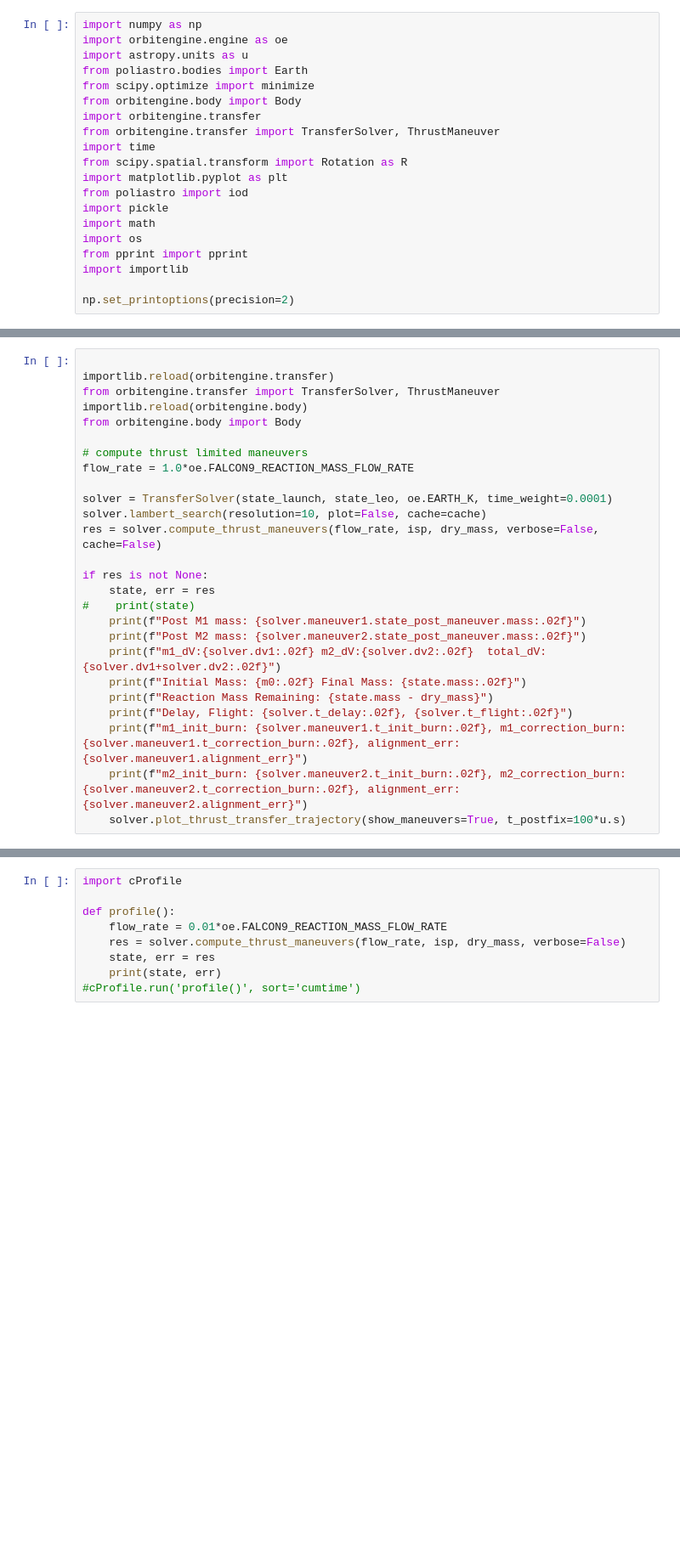
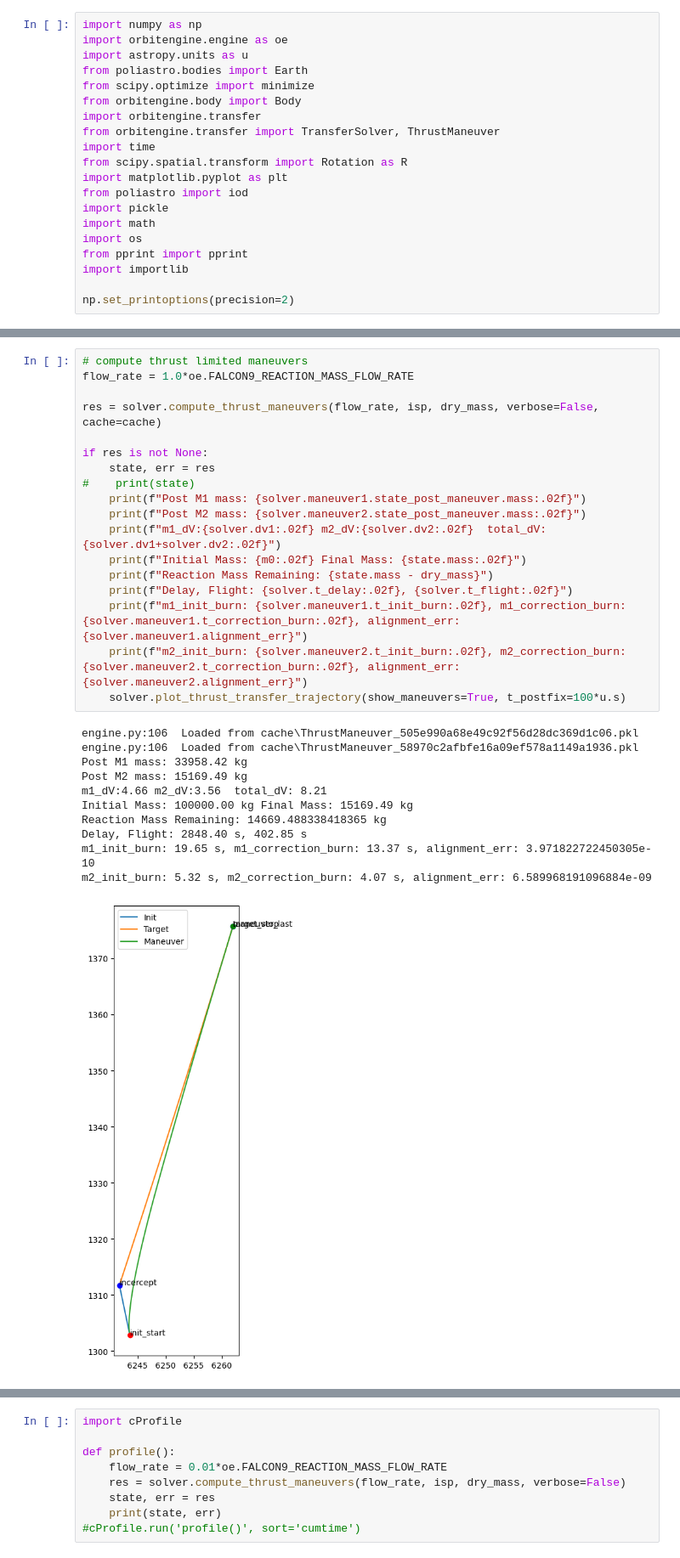
Before and after one commit to jcl5m1/Gather, a Jupyter notebook: python/playground.ipynb, the cells around one changed output, grey strips where cells are left out. Shown at 85% size. Saved outputs shown, nothing was run; the diff lists cells and outputs as text; blank space fills up the shorter version.

```diff
--- a/python/playground.ipynb
+++ b/python/playground.ipynb
@@ -50,26 +52,30 @@ oe.print(solver.lambert_search(resolution=10, plot=True, cache=cache))
 # %%
-
-importlib.reload(orbitengine.transfer)
-from orbitengine.transfer import TransferSolver, ThrustManeuver
-importlib.reload(orbitengine.body)
-from orbitengine.body import Body
-
 # compute thrust limited maneuvers
 flow_rate = 1.0*oe.FALCON9_REACTION_MASS_FLOW_RATE
 
-solver = TransferSolver(state_launch, state_leo, oe.EARTH_K, time_weight=0.0001)
-solver.lambert_search(resolution=10, plot=False, cache=cache)
-res = solver.compute_thrust_maneuvers(flow_rate, isp, dry_mass, verbose=False, cache=False)
+res = solver.compute_thrust_maneuvers(flow_rate, isp, dry_mass, verbose=False, cache=cache)
 
 if res is not None:
     state, err = res
 #    print(state)
     print(f"Post M1 mass: {solver.maneuver1.state_post_maneuver.mass:.02f}")
     print(f"Post M2 mass: {solver.maneuver2.state_post_maneuver.mass:.02f}")
     print(f"m1_dV:{solver.dv1:.02f} m2_dV:{solver.dv2:.02f}  total_dV: {solver.dv1+solver.dv2:.02f}")
     print(f"Initial Mass: {m0:.02f} Final Mass: {state.mass:.02f}")
     print(f"Reaction Mass Remaining: {state.mass - dry_mass}")
     print(f"Delay, Flight: {solver.t_delay:.02f}, {solver.t_flight:.02f}")
     print(f"m1_init_burn: {solver.maneuver1.t_init_burn:.02f}, m1_correction_burn: {solver.maneuver1.t_correction_burn:.02f}, alignment_err: {solver.maneuver1.alignment_err}")
     print(f"m2_init_burn: {solver.maneuver2.t_init_burn:.02f}, m2_correction_burn: {solver.maneuver2.t_correction_burn:.02f}, alignment_err: {solver.maneuver2.alignment_err}")
     solver.plot_thrust_transfer_trajectory(show_maneuvers=True, t_postfix=100*u.s)
+# %% [output]
+engine.py:106  Loaded from cache\ThrustManeuver_505e990a68e49c92f56d28dc369d1c06.pkl
+engine.py:106  Loaded from cache\ThrustManeuver_58970c2afbfe16a09ef578a1149a1936.pkl
+Post M1 mass: 33958.42 kg
+Post M2 mass: 15169.49 kg
+m1_dV:4.66 m2_dV:3.56  total_dV: 8.21
+Initial Mass: 100000.00 kg Final Mass: 15169.49 kg
+Reaction Mass Remaining: 14669.488338418365 kg
+Delay, Flight: 2848.40 s, 402.85 s
+m1_init_burn: 19.65 s, m1_correction_burn: 13.37 s, alignment_err: 3.971822722450305e-10
+m2_init_burn: 5.32 s, m2_correction_burn: 4.07 s, alignment_err: 6.589968191096884e-09
+[figure, added]
```
Also changed, not shown: parts of 2 cells of this notebook, 1 other file.
